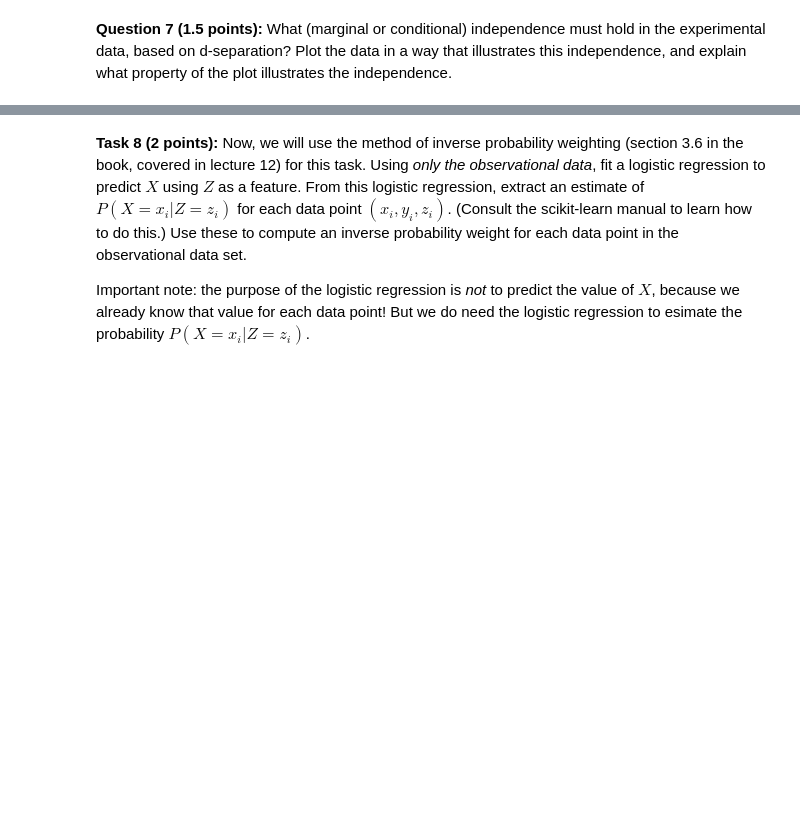
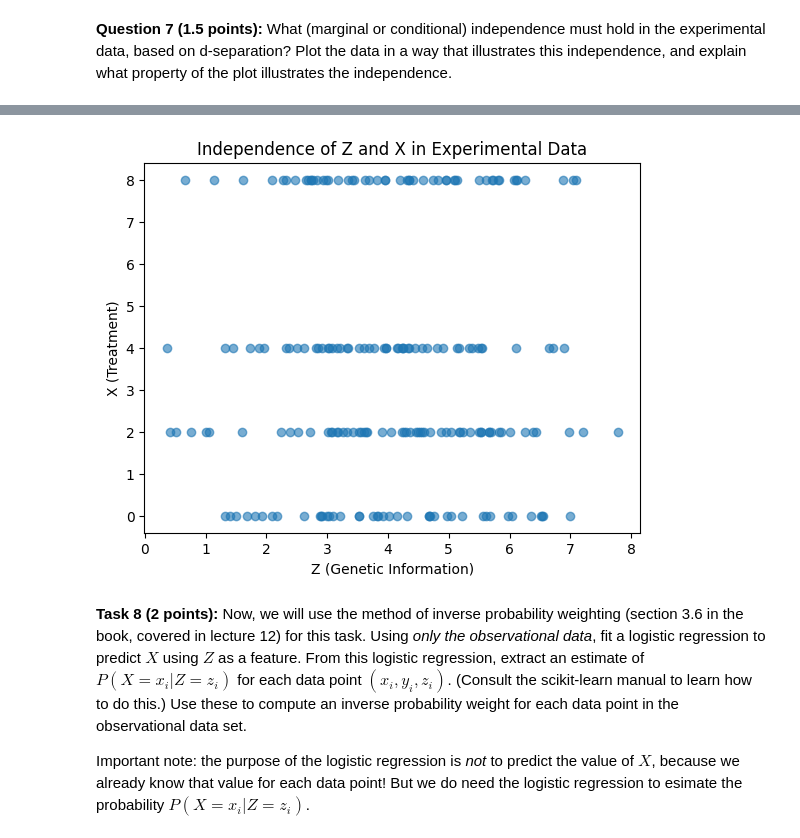
Before and after one commit to ChrisIoannidis4/causal_inference_project, a Jupyter notebook: AML_assignment3.ipynb, the cells around one changed output, grey strips where cells are left out. Saved outputs shown, nothing was run; the diff lists cells and outputs as text; code cells hidden in the pictures; blank space fills up the shorter version.

```diff
--- a/AML_assignment3.ipynb
+++ b/AML_assignment3.ipynb
@@ -166,3 +196,14 @@ You should see in your plot that the curve we learned from the observational dat
+# %%
+import matplotlib.pyplot as plt
+
+# Scatter plot of Z vs. X in the experimental data
+plt.scatter(z_exp, x_exp, alpha=0.6)
+plt.xlabel('Z (Genetic Information)')
+plt.ylabel('X (Treatment)')
+plt.title('Independence of Z and X in Experimental Data')
+plt.show()
+# %% [output]
+[figure, added]
 # %% [markdown]
 **Task 8 (2 points):** Now, we will use the method of inverse probability weighting (section 3.6 in the book, covered in lecture 12) for this task. Using *only the observational data*, fit a logistic regression to predict $X$ using $Z$ as a feature. From this logistic regression, extract an estimate of $P(X=x_i|Z=z_i)$ for each data point $(x_i, y_i, z_i)$. (Consult the scikit-learn manual to learn how to do this.) Use these to compute an inverse probability weight for each data point in the observational data set.
 
```
Also changed, not shown: parts of 12 cells of this notebook.
